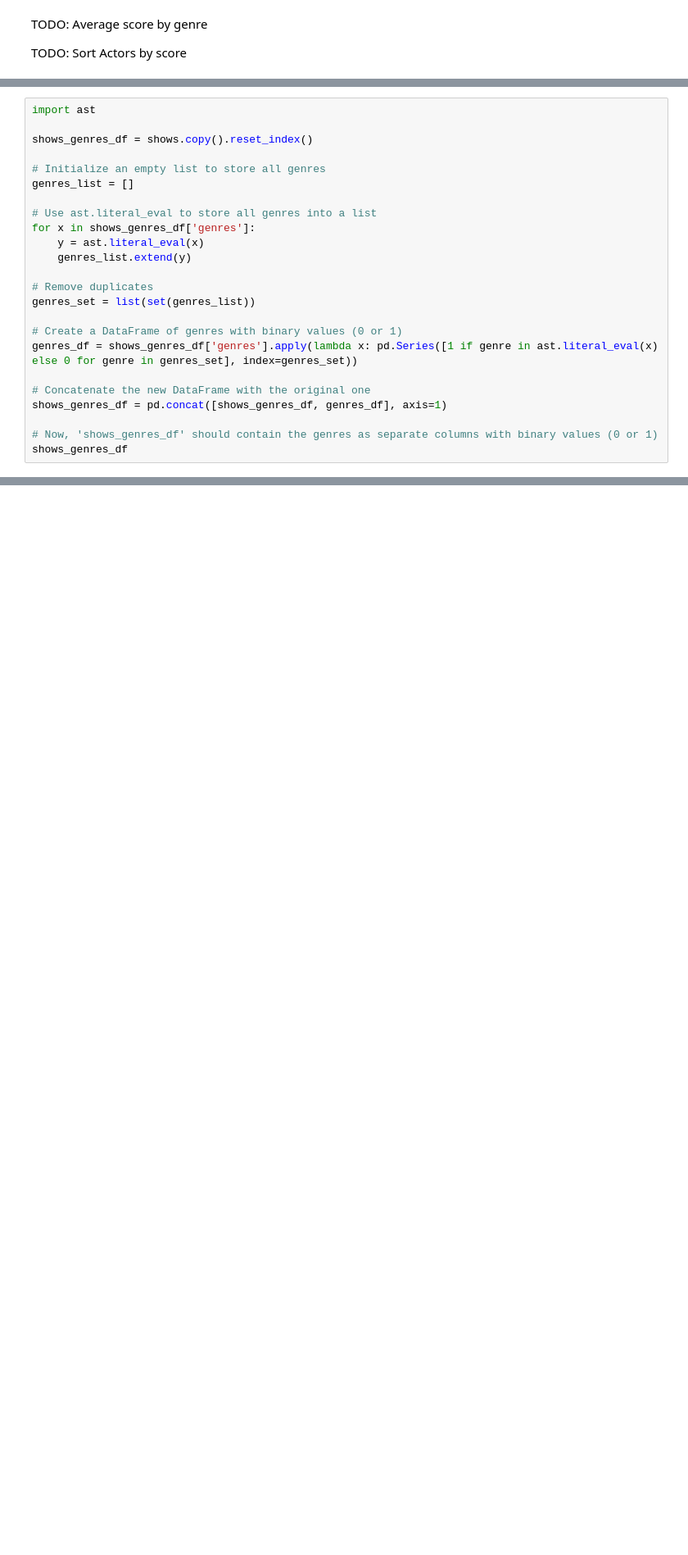
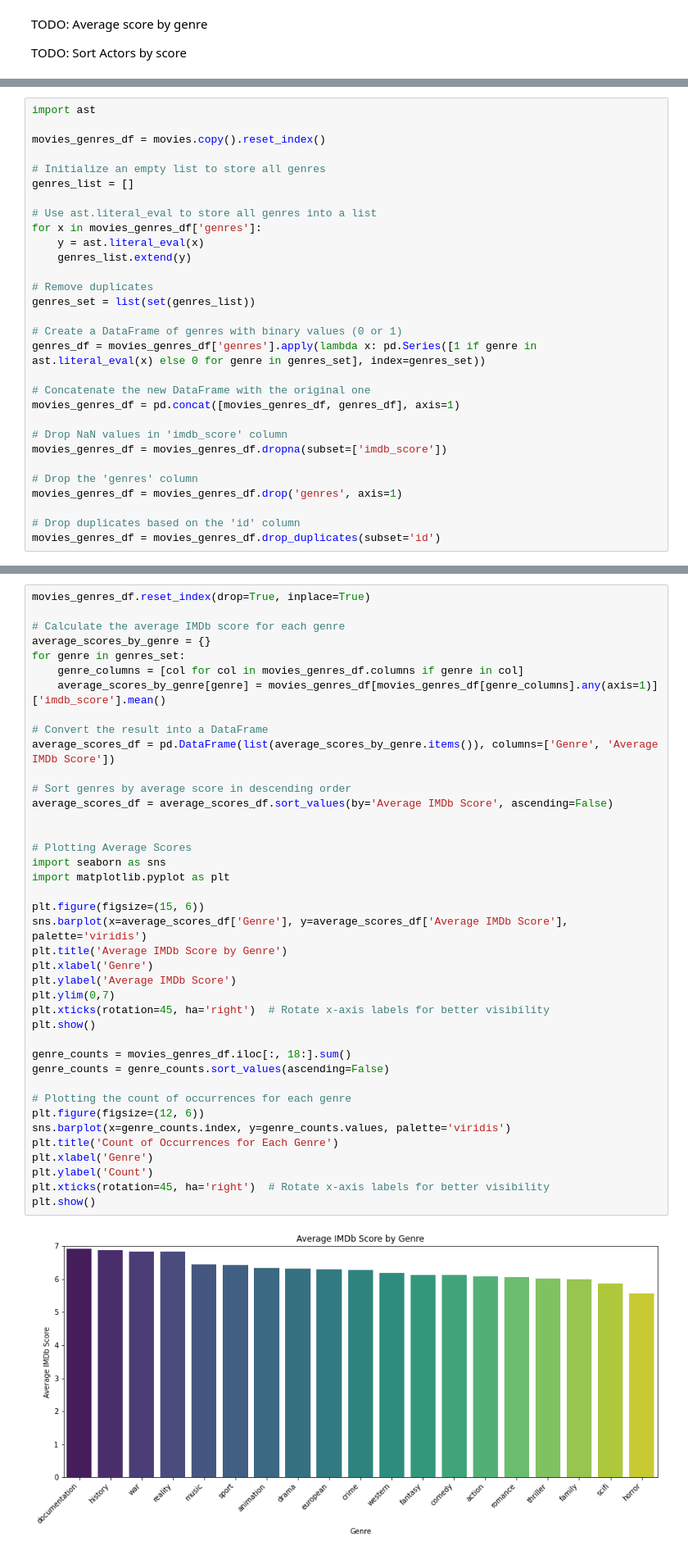
Before and after one commit to Vladboy2/EECS3401FinalProject, a Jupyter notebook: MovieShowPredictor.ipynb, the cells around one changed output, grey strips where cells are left out. Shown: that part at 82% size. Drawn from its saved outputs; the diff is of its cells as text; blank space fills up the shorter version.

Commit message:
EDA regarding score of genres

```diff
--- a/MovieShowPredictor.ipynb
+++ b/MovieShowPredictor.ipynb
@@ -163,13 +145,13 @@ grouped_df
 # %%
 import ast
 
-shows_genres_df = shows.copy().reset_index()
+movies_genres_df = movies.copy().reset_index()
 
 # Initialize an empty list to store all genres
 genres_list = []
 
 # Use ast.literal_eval to store all genres into a list
-for x in shows_genres_df['genres']:
+for x in movies_genres_df['genres']:
     y = ast.literal_eval(x)
     genres_list.extend(y)
 
@@ -177,10 +159,16 @@ for x in shows_genres_df['genres']:
 genres_set = list(set(genres_list))
 
 # Create a DataFrame of genres with binary values (0 or 1)
-genres_df = shows_genres_df['genres'].apply(lambda x: pd.Series([1 if genre in ast.literal_eval(x) else 0 for genre in genres_set], index=genres_set))
+genres_df = movies_genres_df['genres'].apply(lambda x: pd.Series([1 if genre in ast.literal_eval(x) else 0 for genre in genres_set], index=genres_set))
 
 # Concatenate the new DataFrame with the original one
-shows_genres_df = pd.concat([shows_genres_df, genres_df], axis=1)
+movies_genres_df = pd.concat([movies_genres_df, genres_df], axis=1)
 
-# Now, 'shows_genres_df' should contain the genres as separate columns with binary values (0 or 1)
-shows_genres_df
+# Drop NaN values in 'imdb_score' column
+movies_genres_df = movies_genres_df.dropna(subset=['imdb_score'])
+
+# Drop the 'genres' column
+movies_genres_df = movies_genres_df.drop('genres', axis=1)
+
+# Drop duplicates based on the 'id' column
+movies_genres_df = movies_genres_df.drop_duplicates(subset='id')
@@ -200,0 +175,42 @@ shows_genres_df
+# %%
+movies_genres_df.reset_index(drop=True, inplace=True)
+
+# Calculate the average IMDb score for each genre
+average_scores_by_genre = {}
+for genre in genres_set:
+    genre_columns = [col for col in movies_genres_df.columns if genre in col]
+    average_scores_by_genre[genre] = movies_genres_df[movies_genres_df[genre_columns].any(axis=1)]['imdb_score'].mean()
+
+# Convert the result into a DataFrame
+average_scores_df = pd.DataFrame(list(average_scores_by_genre.items()), columns=['Genre', 'Average IMDb Score'])
+
+# Sort genres by average score in descending order
+average_scores_df = average_scores_df.sort_values(by='Average IMDb Score', ascending=False)
+
+
+# Plotting Average Scores
+import seaborn as sns
+import matplotlib.pyplot as plt
+
+plt.figure(figsize=(15, 6))
+sns.barplot(x=average_scores_df['Genre'], y=average_scores_df['Average IMDb Score'], palette='viridis')
+plt.title('Average IMDb Score by Genre')
+plt.xlabel('Genre')
+plt.ylabel('Average IMDb Score')
+plt.ylim(0,7)
+plt.xticks(rotation=45, ha='right')  # Rotate x-axis labels for better visibility
+plt.show()
+
+genre_counts = movies_genres_df.iloc[:, 18:].sum()
+genre_counts = genre_counts.sort_values(ascending=False)
+
+# Plotting the count of occurrences for each genre
+plt.figure(figsize=(12, 6))
+sns.barplot(x=genre_counts.index, y=genre_counts.values, palette='viridis')
+plt.title('Count of Occurrences for Each Genre')
+plt.xlabel('Genre')
+plt.ylabel('Count')
+plt.xticks(rotation=45, ha='right')  # Rotate x-axis labels for better visibility
+plt.show()
+# %% [output]
+[figure, added]
```
Also changed, not shown: parts of 4 cells of this notebook.
